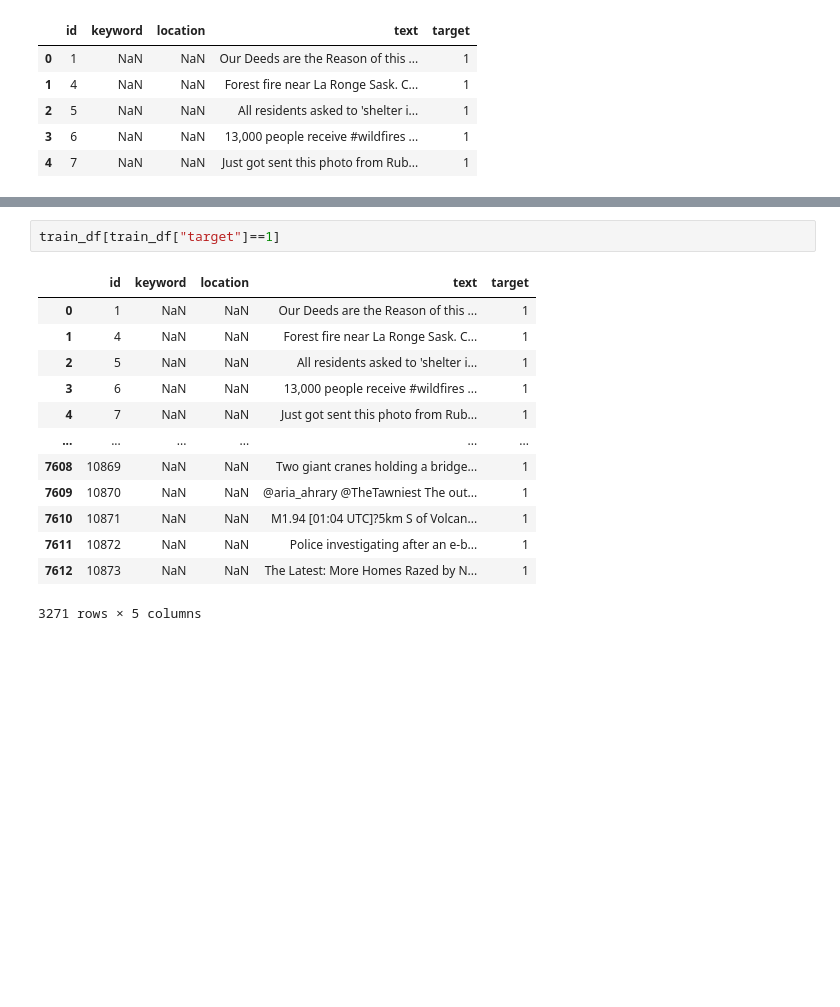
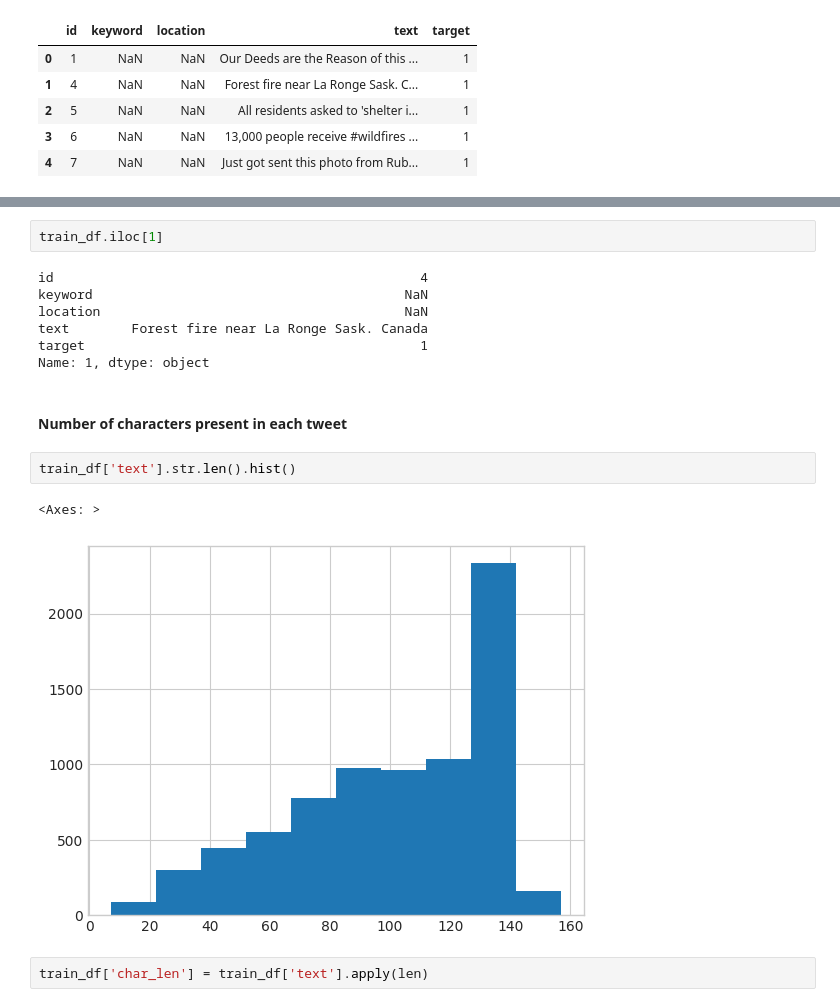
Before and after one commit to dibkb/mnist, a Jupyter notebook: disaster-tweets.ipynb, the cells around one changed output, grey strips where cells are left out. Drawn from its saved outputs; the diff is of its cells as text; blank space fills up the shorter version.

Commit message:
Kaggle Notebook | Disaster tweets | Version 3

```diff
--- a/disaster-tweets.ipynb
+++ b/disaster-tweets.ipynb
@@ -52,16 +87,18 @@ Percent of non-disaster tweets:  42.97%
 # %%
-train_df[train_df["target"]==1]
+train_df.iloc[1]
 # %% [output]
-|  | id | keyword | location | text | target |
-| 0 | 1 | NaN | NaN | Our Deeds are the Reason of this ... | 1 |
-| 1 | 4 | NaN | NaN | Forest fire near La Ronge Sask. C... | 1 |
-| 2 | 5 | NaN | NaN | All residents asked to 'shelter i... | 1 |
-| 3 | 6 | NaN | NaN | 13,000 people receive #wildfires ... | 1 |
-| 4 | 7 | NaN | NaN | Just got sent this photo from Rub... | 1 |
-| ... | ... | ... | ... | ... | ... |
-| 7608 | 10869 | NaN | NaN | Two giant cranes holding a bridge... | 1 |
-| 7609 | 10870 | NaN | NaN | @aria_ahrary @TheTawniest The out... | 1 |
-| 7610 | 10871 | NaN | NaN | M1.94 [01:04 UTC]?5km S of Volcan... | 1 |
-| 7611 | 10872 | NaN | NaN | Police investigating after an e-b... | 1 |
-| 7612 | 10873 | NaN | NaN | The Latest: More Homes Razed by N... | 1 |
-3271 rows × 5 columns
+id                                               4
+keyword                                        NaN
+location                                       NaN
+text        Forest fire near La Ronge Sask. Canada
+target                                           1
+Name: 1, dtype: object
+# %% [markdown]
+#### Number of characters present in each tweet
+# %%
+train_df['text'].str.len().hist()
+# %% [output]
+<Axes: >
+[figure, added]
+# %%
+train_df['char_len'] = train_df['text'].apply(len)
```
Also changed, not shown: parts of 12 cells of this notebook.
